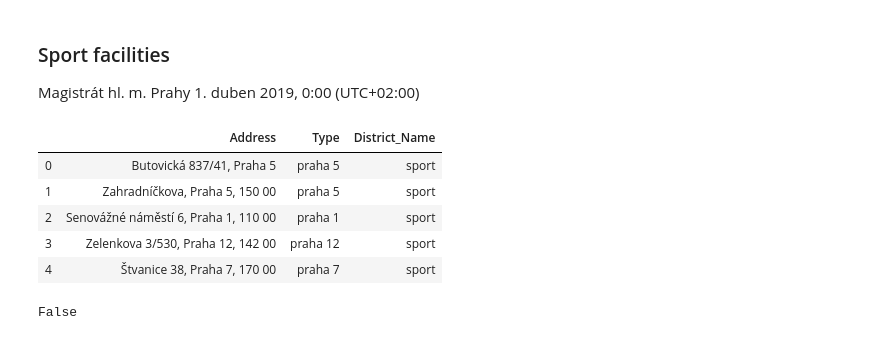
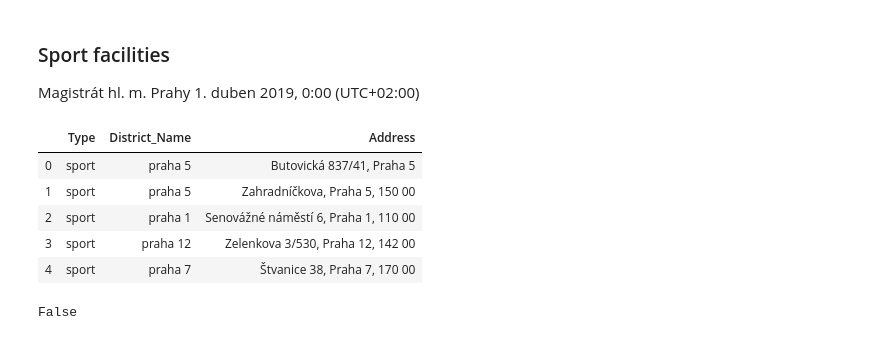
Before and after one commit to tonnyeremin/Urban-Data-Science, a Jupyter notebook: Walking Accessibility.ipynb, the cells around one changed output. Cells and saved outputs as stored; diff of their text form; code cells hidden in the pictures.

```diff
--- a/Walking Accessibility.ipynb
+++ b/Walking Accessibility.ipynb
@@ -378,23 +364,23 @@ Magistrát hl. m. Prahy 	1. duben 2019, 0:00 (UTC+02:00)
 # %%
 url_sport = 'http://opendata.praha.eu/datastore/dump/5d1ee13f-f6e9-4ee9-a1bd-48d5ca2bb867?format=json'
 results = requests.get(url_sport).json(encoding = "utf8")
 result = []
 
 result.append([
-    v[2],
+    'sport',
     'praha {}'.format(v[6]),
-    'sport'] for v in results['records'])
+     v[2]] for v in results['records'])
 
 df_sport = pd.DataFrame([item for result in result for item in result])
-df_sport.columns = ['Address', 'Type', 'District_Name']
+df_sport.columns = ['Type', 'District_Name', 'Address']
 df_sport.head()
 # %% [output]
-|  | Address | Type | District_Name |
-| 0 | Butovická 837/41, Praha 5 | praha 5 | sport |
-| 1 | Zahradníčkova, Praha 5, 150 00 | praha 5 | sport |
-| 2 | Senovážné náměstí 6, Praha 1, 110 00 | praha 1 | sport |
-| 3 | Zelenkova 3/530, Praha 12, 142 00 | praha 12 | sport |
-| 4 | Štvanice 38, Praha 7, 170 00 | praha 7 | sport |
+|  | Type | District_Name | Address |
+| 0 | sport | praha 5 | Butovická 837/41, Praha 5 |
+| 1 | sport | praha 5 | Zahradníčkova, Praha 5, 150 00 |
+| 2 | sport | praha 1 | Senovážné náměstí 6, Praha 1, 110 00 |
+| 3 | sport | praha 12 | Zelenkova 3/530, Praha 12, 142 00 |
+| 4 | sport | praha 7 | Štvanice 38, Praha 7, 170 00 |
 # %%
 df_sport.isnull().values.any()
 # %% [output]
```
Also changed, not shown: parts of 16 cells of this notebook.
